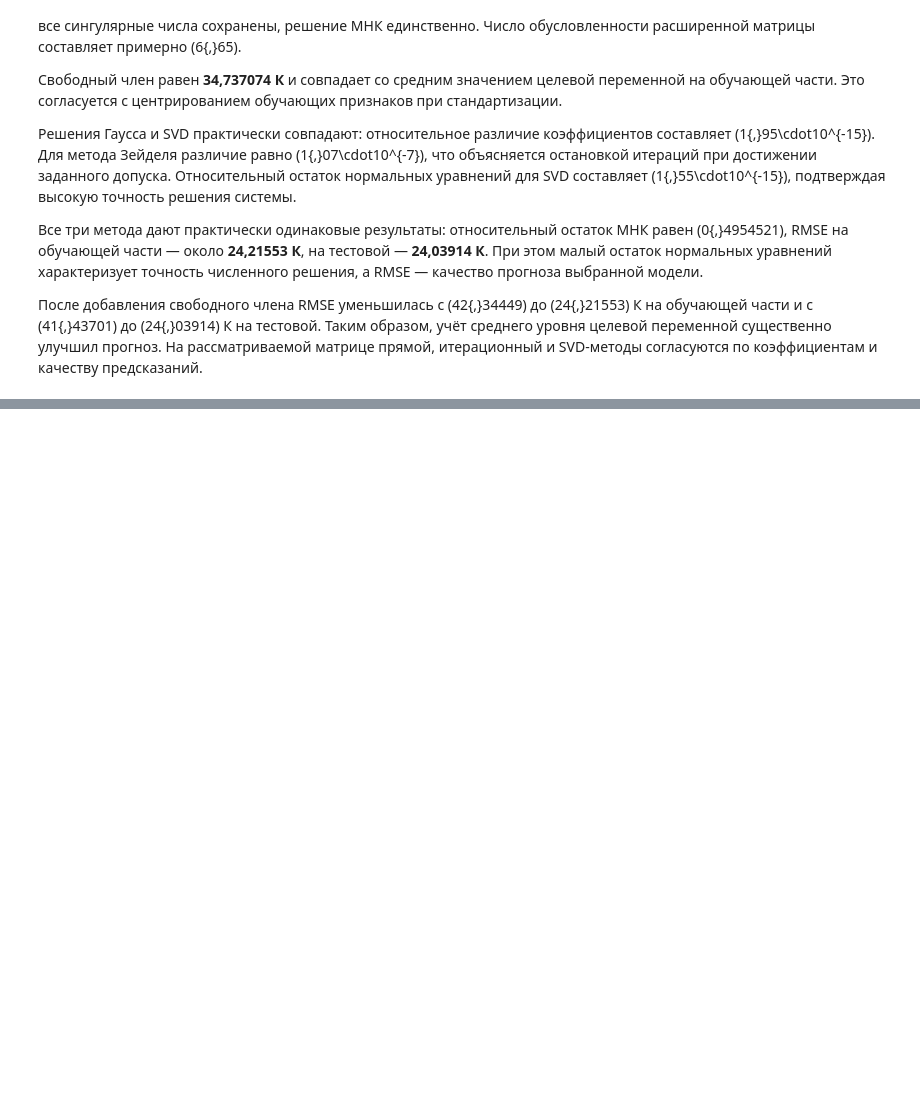
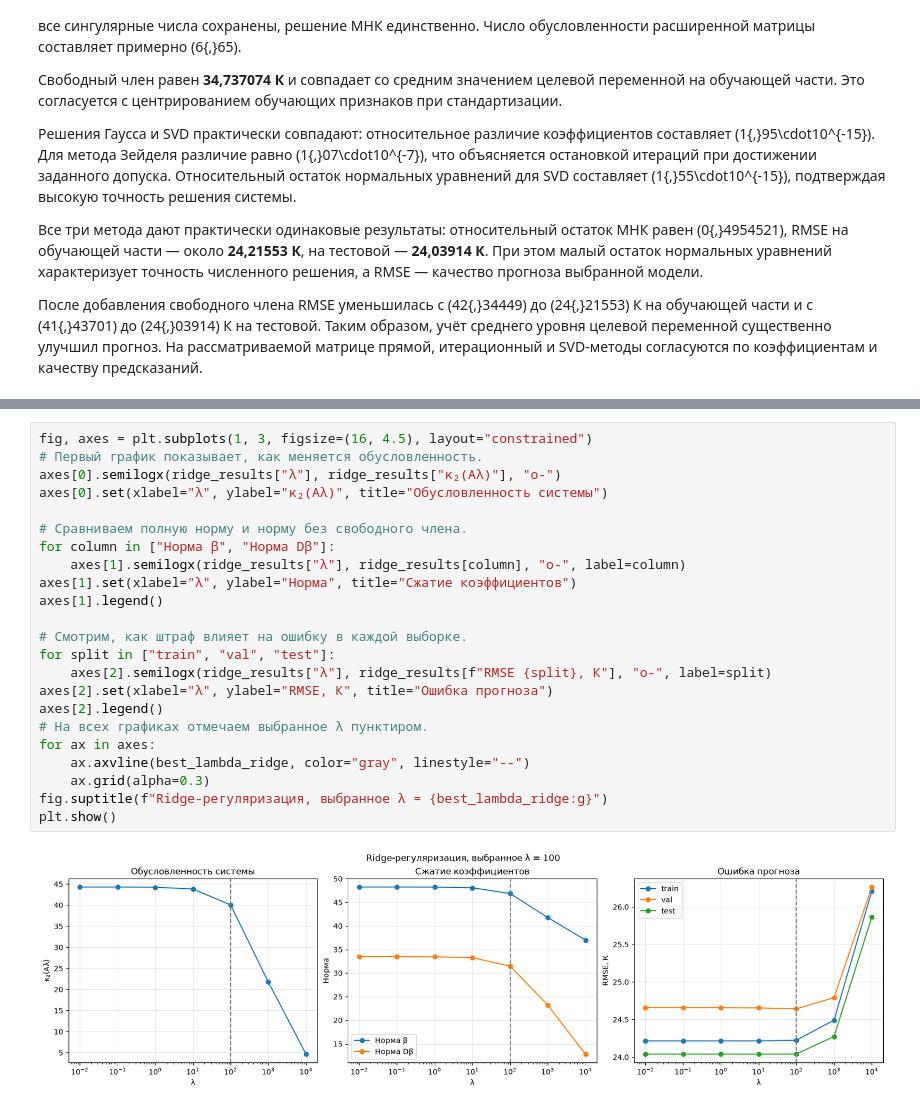
Before and after one commit to aibryanov/MOMO_labs, a Jupyter notebook: lab_1/lab_1.ipynb, the cells around one changed output, grey strips where cells are left out. Saved outputs shown, nothing was run; the diff lists cells and outputs as text; blank space fills up the shorter version.

```diff
--- a/lab_1/lab_1.ipynb
+++ b/lab_1/lab_1.ipynb
@@ -1072,0 +1509,25 @@ with pd.option_context(
+# %%
+fig, axes = plt.subplots(1, 3, figsize=(16, 4.5), layout="constrained")
+# Первый график показывает, как меняется обусловленность.
+axes[0].semilogx(ridge_results["λ"], ridge_results["κ₂(Aλ)"], "o-")
+axes[0].set(xlabel="λ", ylabel="κ₂(Aλ)", title="Обусловленность системы")
+
+# Сравниваем полную норму и норму без свободного члена.
+for column in ["Норма β", "Норма Dβ"]:
+    axes[1].semilogx(ridge_results["λ"], ridge_results[column], "o-", label=column)
+axes[1].set(xlabel="λ", ylabel="Норма", title="Сжатие коэффициентов")
+axes[1].legend()
+
+# Смотрим, как штраф влияет на ошибку в каждой выборке.
+for split in ["train", "val", "test"]:
+    axes[2].semilogx(ridge_results["λ"], ridge_results[f"RMSE {split}, К"], "o-", label=split)
+axes[2].set(xlabel="λ", ylabel="RMSE, К", title="Ошибка прогноза")
+axes[2].legend()
+# На всех графиках отмечаем выбранное λ пунктиром.
+for ax in axes:
+    ax.axvline(best_lambda_ridge, color="gray", linestyle="--")
+    ax.grid(alpha=0.3)
+fig.suptitle(f"Ridge-регуляризация, выбранное λ = {best_lambda_ridge:g}")
+plt.show()
+# %% [output]
+[figure, added]
```
Also changed, not shown: parts of 33 cells of this notebook.
